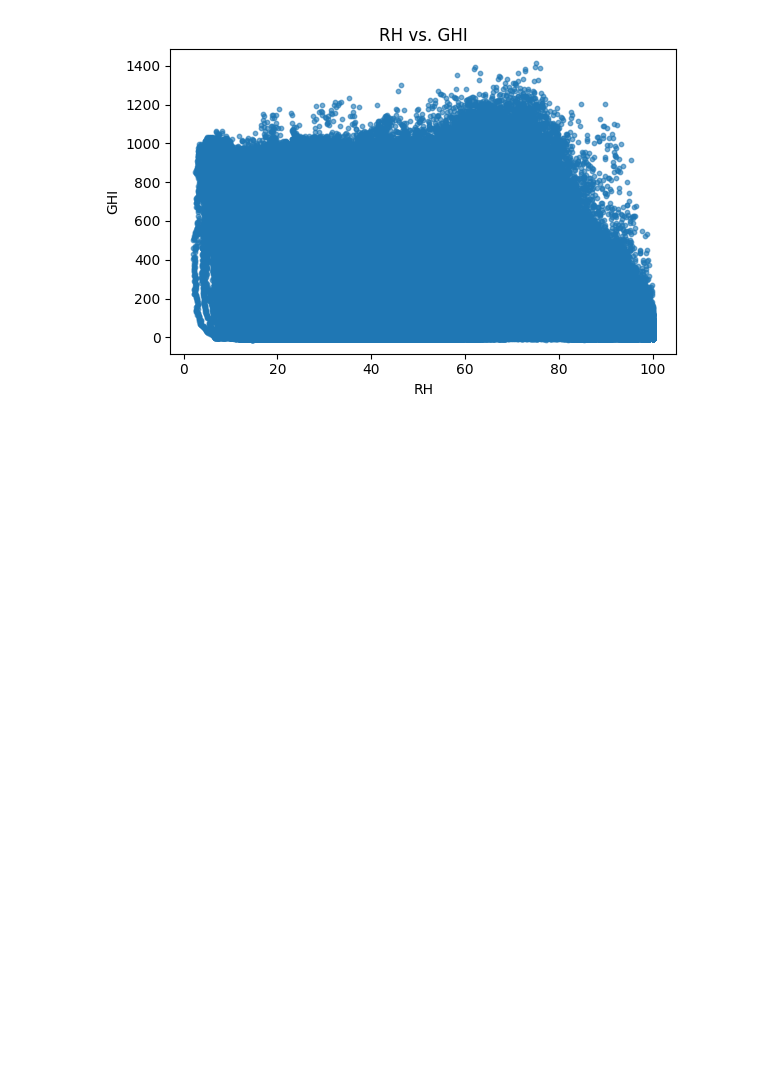
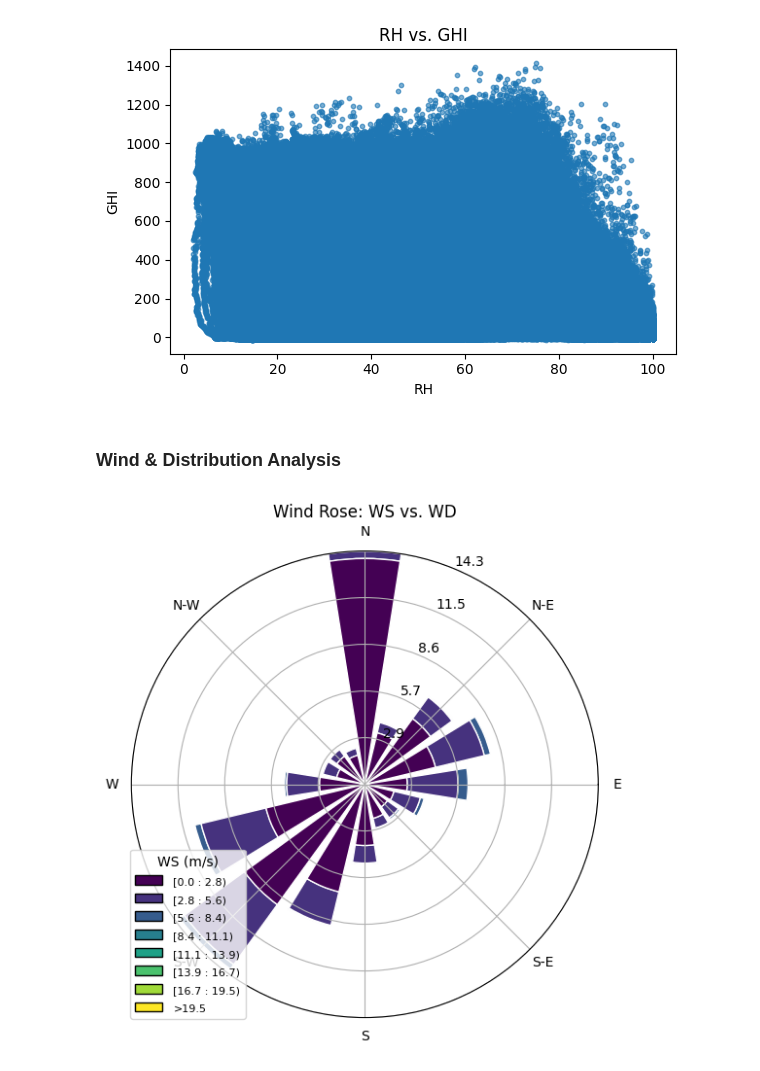
Before and after one commit to yohannesalex/solar-challenge-week1, a Jupyter notebook: notebooks/benin_eda.ipynb, the cells around one changed output. Drawn from its saved outputs; the diff is of its cells as text; code cells hidden in the pictures; blank space fills up the shorter version.

Commit message:
feat: Wind & Distribution Analysis

```diff
--- a/notebooks/benin_eda.ipynb
+++ b/notebooks/benin_eda.ipynb
@@ -279,3 +279,5 @@ plt.show()
 # %% [output]
 [figure]
 [figure]
+# %% [markdown]
+### Wind & Distribution Analysis
@@ -281,0 +286,18 @@ plt.show()
+# %%
+# Wind rose of Wind Speed (WS) and Wind Direction (WD)
+fig = plt.figure(figsize=(6, 6))
+ax = WindroseAxes.from_ax(fig=fig)
+ax.bar(
+    df["WD"],
+    df["WS"],
+    normed=True,
+    opening=0.8,
+    edgecolor="white",
+    bins=8,            # number of speed bins
+)
+ax.set_legend(title="WS (m/s)")
+ax.set_title("Wind Rose: WS vs. WD")
+plt.tight_layout()
+plt.show()
+# %% [output]
+[figure, added]
```
Also changed, not shown: parts of 3 cells of this notebook, 1 other file.
